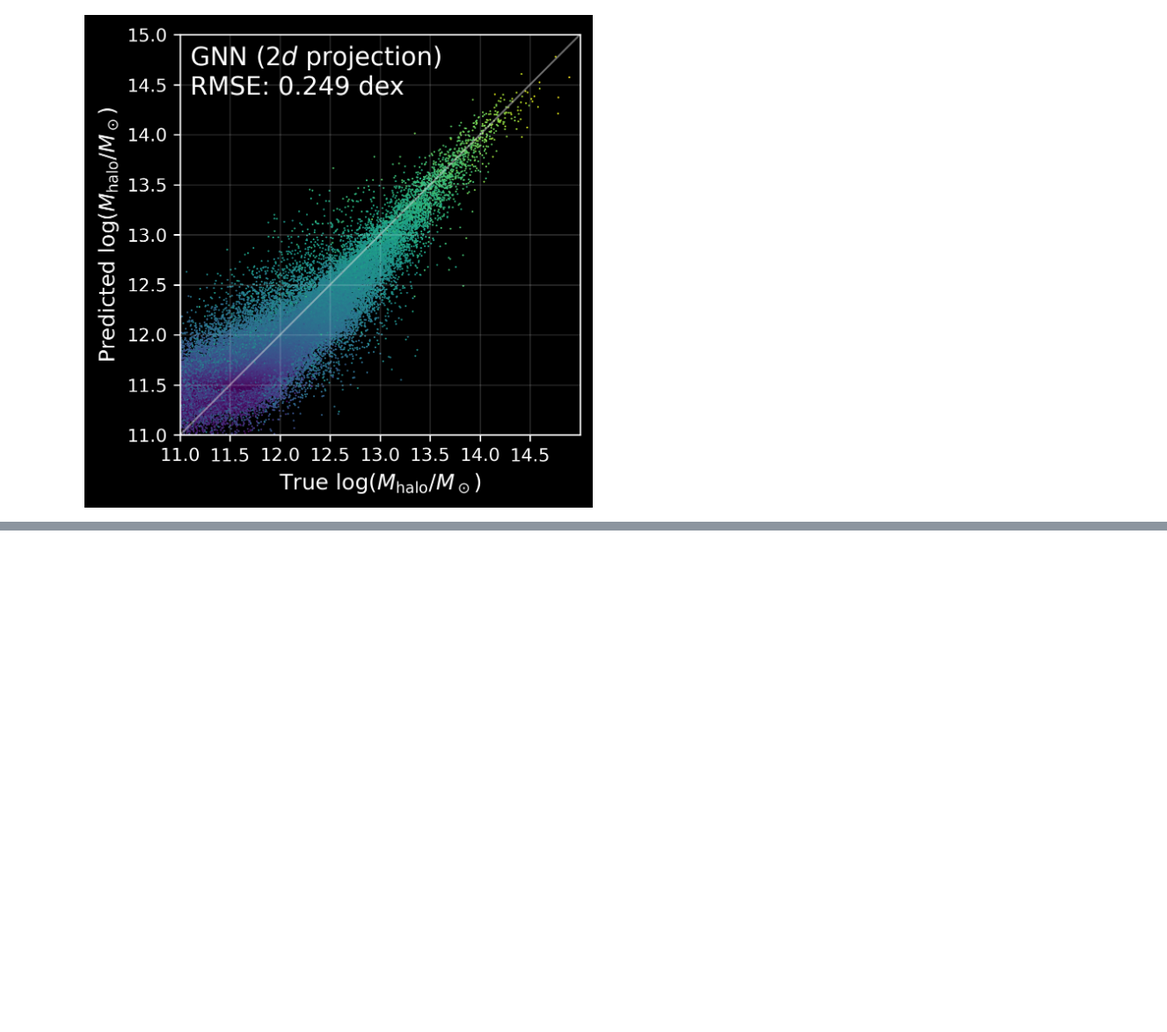
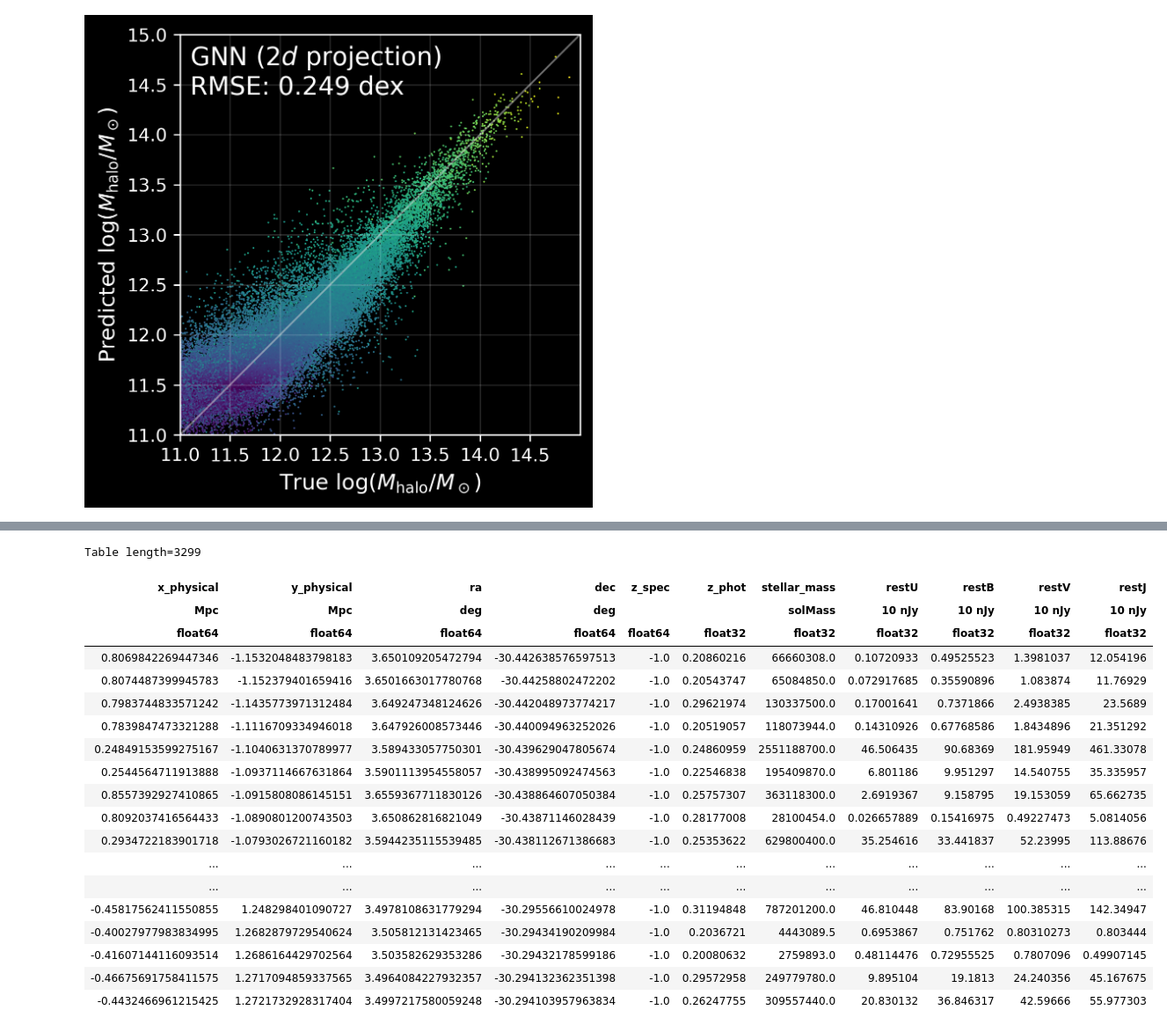
Before and after one commit to jwuphysics/halo-gnns, a Jupyter notebook: notebook/simulating-dropout.ipynb, the cells around one changed output, grey strips where cells are left out. Shown at 88% size. Saved outputs shown, nothing was run; the diff lists cells and outputs as text; code cells hidden in the pictures; blank space fills up the shorter version.

```diff
--- a/notebook/simulating-dropout.ipynb
+++ b/notebook/simulating-dropout.ipynb
@@ -1137,0 +1172,25 @@ plt.show()
+# %%
+from astropy.table import Table
+a2744 = Table.read(f"{ROOT}/A2744_data/A2744-members_Mstar.ecsv")
+a2744
+# %% [output]
+Table length=3299
+| x_physical | y_physical | ra | dec | z_spec | z_phot | stellar_mass | restU | restB | restV | restJ |
+| Mpc | Mpc | deg | deg |  |  | solMass | 10 nJy | 10 nJy | 10 nJy | 10 nJy |
+| float64 | float64 | float64 | float64 | float64 | float32 | float32 | float32 | float32 | float32 | float32 |
+| 0.8069842269447346 | -1.1532048483798183 | 3.650109205472794 | -30.442638576597513 | -1.0 | 0.20860216 | 66660308.0 | 0.10720933 | 0.49525523 | 1.3981037 | 12.054196 |
+| 0.8074487399945783 | -1.152379401659416 | 3.6501663017780768 | -30.44258802472202 | -1.0 | 0.20543747 | 65084850.0 | 0.072917685 | 0.35590896 | 1.083874 | 11.76929 |
+| 0.7983744833571242 | -1.1435773971312484 | 3.649247348124626 | -30.442048973774217 | -1.0 | 0.29621974 | 130337500.0 | 0.17001641 | 0.7371866 | 2.4938385 | 23.5689 |
+| 0.7839847473321288 | -1.1116709334946018 | 3.647926008573446 | -30.440094963252026 | -1.0 | 0.20519057 | 118073944.0 | 0.14310926 | 0.67768586 | 1.8434896 | 21.351292 |
+| 0.24849153599275167 | -1.1040631370789977 | 3.589433057750301 | -30.439629047805674 | -1.0 | 0.24860959 | 2551188700.0 | 46.506435 | 90.68369 | 181.95949 | 461.33078 |
+| 0.2544564711913888 | -1.0937114667631864 | 3.5901113954558057 | -30.438995092474563 | -1.0 | 0.22546838 | 195409870.0 | 6.801186 | 9.951297 | 14.540755 | 35.335957 |
+| 0.8557392927410865 | -1.0915808086145151 | 3.6559367711830126 | -30.438864607050384 | -1.0 | 0.25757307 | 363118300.0 | 2.6919367 | 9.158795 | 19.153059 | 65.662735 |
+| 0.8092037416564433 | -1.0890801200743503 | 3.650862816821049 | -30.43871146028439 | -1.0 | 0.28177008 | 28100454.0 | 0.026657889 | 0.15416975 | 0.49227473 | 5.0814056 |
+| 0.2934722183901718 | -1.0793026721160182 | 3.5944235115539485 | -30.438112671386683 | -1.0 | 0.25353622 | 629800400.0 | 35.254616 | 33.441837 | 52.23995 | 113.88676 |
+| ... | ... | ... | ... | ... | ... | ... | ... | ... | ... | ... |
+| ... | ... | ... | ... | ... | ... | ... | ... | ... | ... | ... |
+| -0.45817562411550855 | 1.248298401090727 | 3.4978108631779294 | -30.29556610024978 | -1.0 | 0.31194848 | 787201200.0 | 46.810448 | 83.90168 | 100.385315 | 142.34947 |
+| -0.40027977983834995 | 1.2682879729540624 | 3.505812131423465 | -30.29434190209984 | -1.0 | 0.2036721 | 4443089.5 | 0.6953867 | 0.751762 | 0.80310273 | 0.803444 |
+| -0.41607144116093514 | 1.2686164429702564 | 3.503582629353286 | -30.29432178599186 | -1.0 | 0.20080632 | 2759893.0 | 0.48114476 | 0.72955525 | 0.7807096 | 0.49907145 |
+| -0.46675691758411575 | 1.2717094859337565 | 3.4964084227932357 | -30.294132362351398 | -1.0 | 0.29572958 | 249779780.0 | 9.895104 | 19.1813 | 24.240356 | 45.167675 |
+| -0.4432466961215425 | 1.2721732928317404 | 3.4997217580059248 | -30.294103957963834 | -1.0 | 0.26247755 | 309557440.0 | 20.830132 | 36.846317 | 42.59666 | 55.977303 |
```
Also changed, not shown: parts of 16 cells of this notebook.
